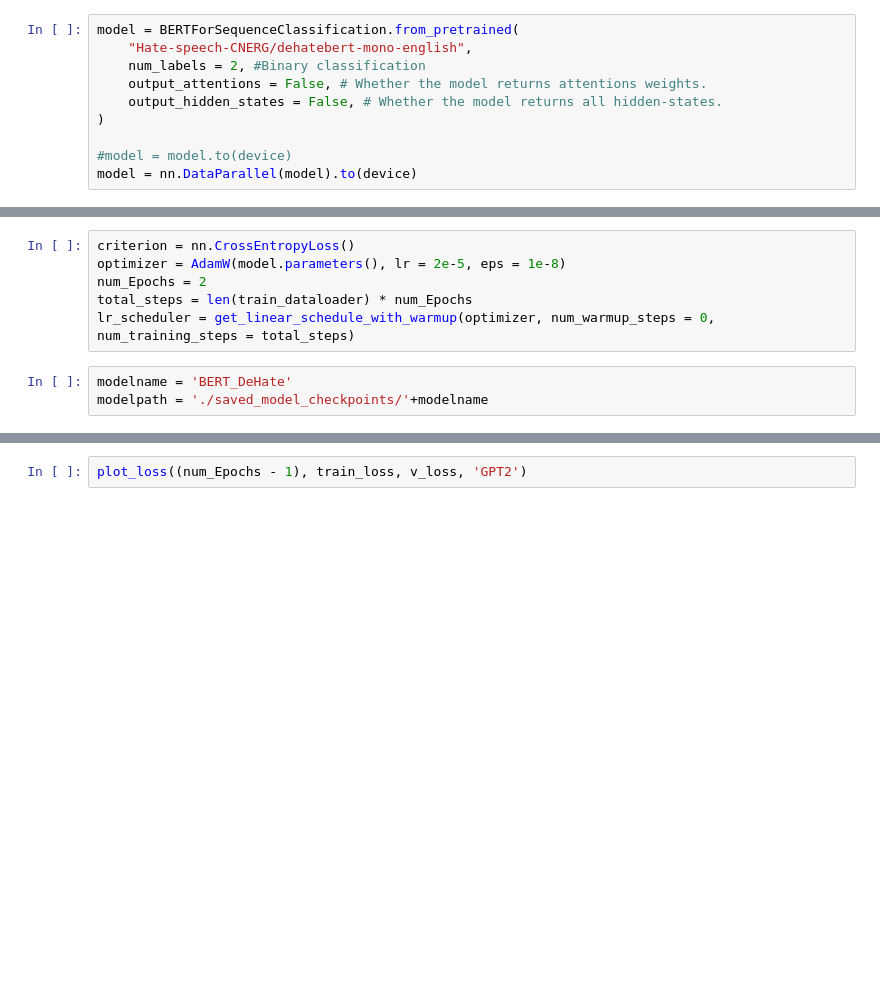
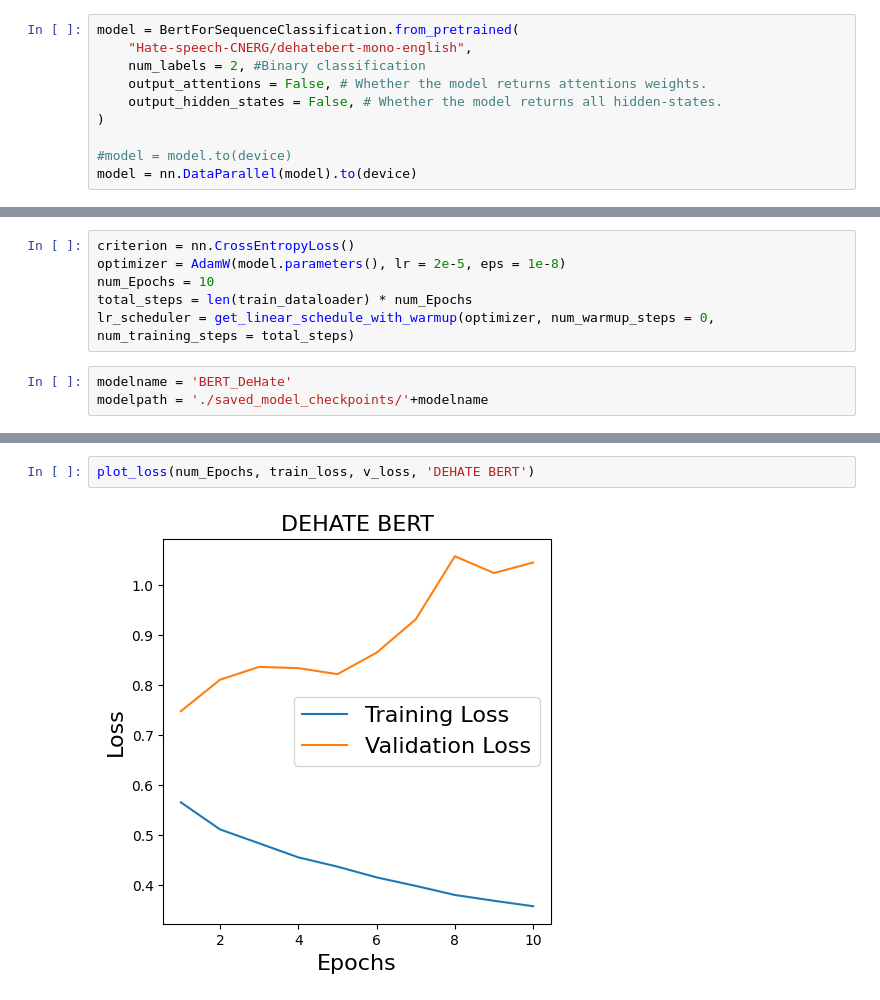
Before and after one commit to susannapaoli/hateful-speech-memes, a Jupyter notebook: Unimodal Experiments/DEHATE_BERT.ipynb, the cells around one changed output, grey strips where cells are left out. Cells and saved outputs as stored; diff of their text form; blank space fills up the shorter version.

Commit message:
new dehate bert notebook

```diff
--- a/Unimodal Experiments/DEHATE_BERT.ipynb
+++ b/Unimodal Experiments/DEHATE_BERT.ipynb
@@ -80,7 +78,7 @@ validation_dataloader = data.DataLoader(validation_dataset, shuffle=False, batch
 # %% [markdown]
 **Model Definition**
 # %%
-model = BERTForSequenceClassification.from_pretrained(
+model = BertForSequenceClassification.from_pretrained(
     "Hate-speech-CNERG/dehatebert-mono-english",
     num_labels = 2, #Binary classification
     output_attentions = False, # Whether the model returns attentions weights.
@@ -97,7 +92,7 @@ You should probably TRAIN this model on a down-stream task to be able to use it
 # %%
 criterion = nn.CrossEntropyLoss()
 optimizer = AdamW(model.parameters(), lr = 2e-5, eps = 1e-8)
-num_Epochs = 2
+num_Epochs = 10
 total_steps = len(train_dataloader) * num_Epochs
 lr_scheduler = get_linear_schedule_with_warmup(optimizer, num_warmup_steps = 0,  num_training_steps = total_steps)
 # %%
@@ -115,3 +126,5 @@ FileNotFoundError: ignored
 # %%
-plot_loss((num_Epochs - 1), train_loss, v_loss, 'GPT2')
+plot_loss(num_Epochs, train_loss, v_loss, 'DEHATE BERT')
+# %% [output]
+[figure, added]
 # %%
```
Also changed, not shown: parts of 6 cells of this notebook.
